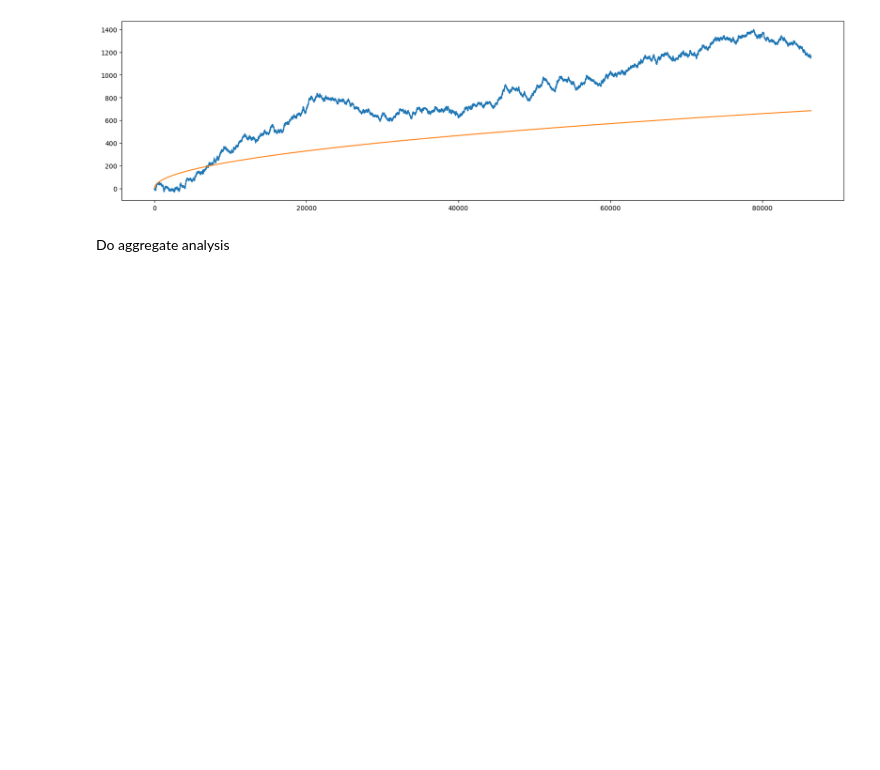
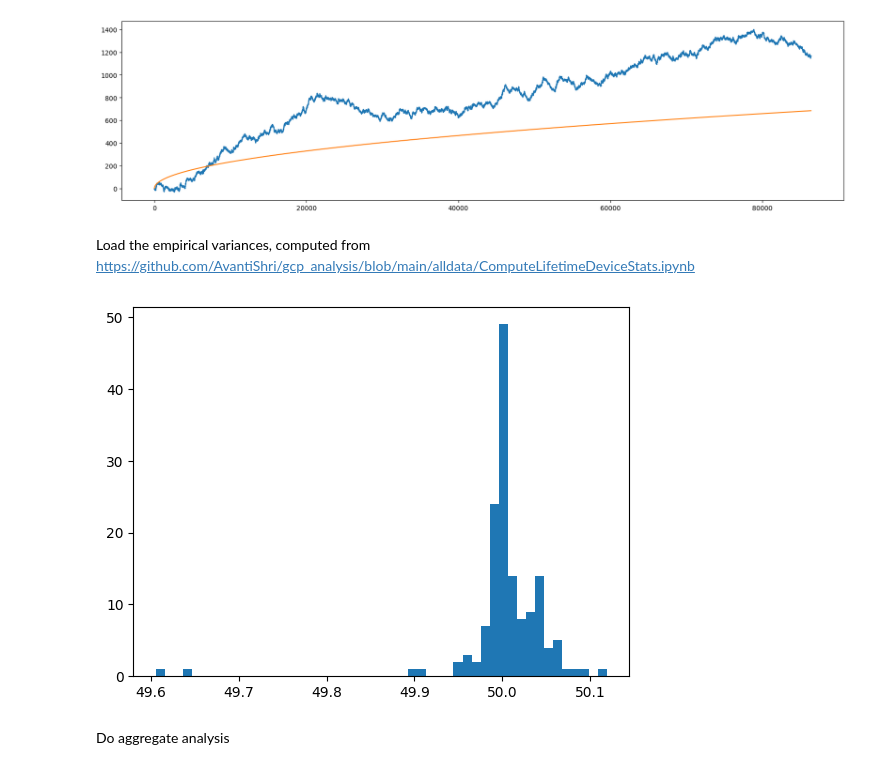
Before and after one commit to AvantiShri/gcp_analysis, a Jupyter notebook: alldata/Replicate_GCP1_main_conclusion.ipynb, the cells around one changed output. Saved outputs shown, nothing was run; the diff lists cells and outputs as text; code cells hidden in the pictures; blank space fills up the shorter version.

```diff
--- a/alldata/Replicate_GCP1_main_conclusion.ipynb
+++ b/alldata/Replicate_GCP1_main_conclusion.ipynb
@@ -265,6 +121,17 @@ plt.show()
 # %% [output]
 ('289', 'Meditations Valentines Day', datetime.datetime(2009, 2, 14, 0, 0), datetime.datetime(2009, 2, 14, 23, 59, 59), 86400.0)
 [figure]
+# %% [markdown]
+Load the empirical variances, computed from https://github.com/AvantiShri/gcp_analysis/blob/main/alldata/ComputeLifetimeDeviceStats.ipynb
+# %%
+import json
+from matplotlib import pyplot as plt
+
+device_to_empirical_variances = json.loads(open("empirical_device_variances.json").read())
+plt.hist(device_to_empirical_variances.values(), bins=50)
+plt.show()
+# %% [output]
+[figure, added]
 # %% [markdown]
 Do aggregate analysis
 # %%
```
Also changed, not shown: parts of 11 cells of this notebook.
